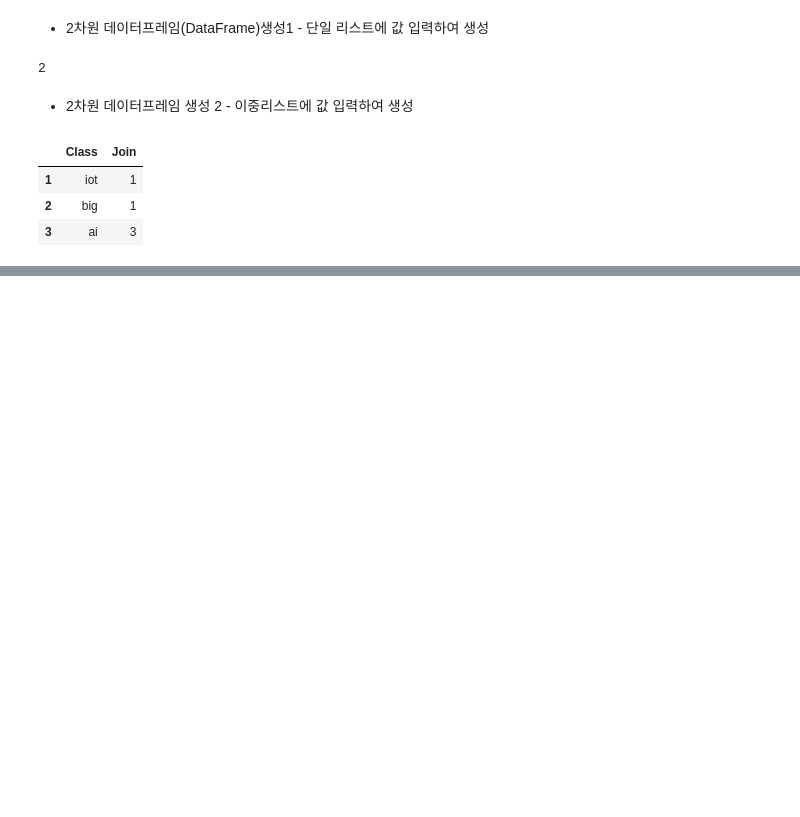
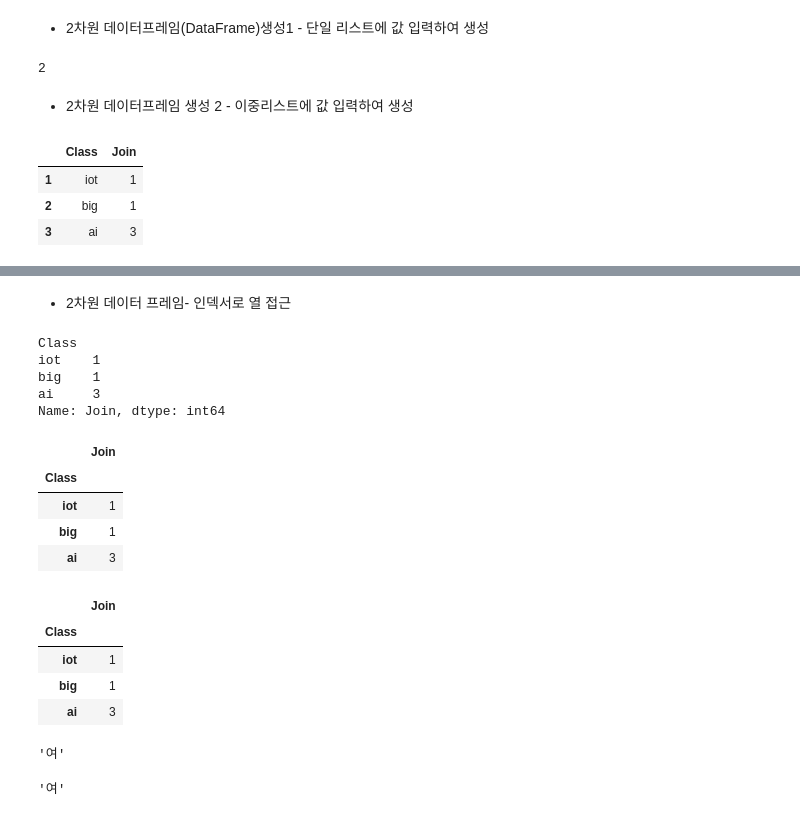
Before and after one commit to 2013je/Python_jpnb, a Jupyter notebook: 2.pandas.ipynb, the cells around one changed output, grey strips where cells are left out. Drawn from its saved outputs; the diff is of its cells as text; code cells hidden in the pictures; blank space fills up the shorter version.

```diff
--- a/2.pandas.ipynb
+++ b/2.pandas.ipynb
@@ -132,0 +135,6 @@ num2_df
+# %%
+num2_df = pd.DataFrame({'Class':['iot','big','ai'],'Join':[1,1,3]},index=range(1,4))
+num2_df
+# 1차원 시리즈 생성 시 키 값은 인덱스명
+# 2차원 데이터프레임 생성시 키 값은 컬럼명
+# index 값 설정하고 싶으면, index = [인덱스명, 인덱스명, ...]
@@ -132,0 +308,32 @@ num2_df
+# %% [markdown]
+- 2차원 데이터 프레임- 인덱서로 열 접근
+# %%
+# 0번째 열
+display(num2_df.iloc[:,0])
+# 'Join' 열 접근
+display(num2_df.loc[:,'Join':]) # 시리즈가 끝이 더 있는 줄 알고 2차원으로 인식
+display(num2_df.loc[:,['Join']])
+# %% [output]
+Class
+iot    1
+big    1
+ai     3
+Name: Join, dtype: int64
+|  | Join |
+| Class |  |
+| iot | 1 |
+| big | 1 |
+| ai | 3 |
+|  | Join |
+| Class |  |
+| iot | 1 |
+| big | 1 |
+| ai | 3 |
+# %%
+person_info
+# 연재의 성별은 무엇인가?
+display(person_info.loc[1,'성별'])
+display(person_info.iloc[1,2])
+# %% [output]
+'여'
+'여'
```
Also changed, not shown: parts of 26 cells of this notebook.
